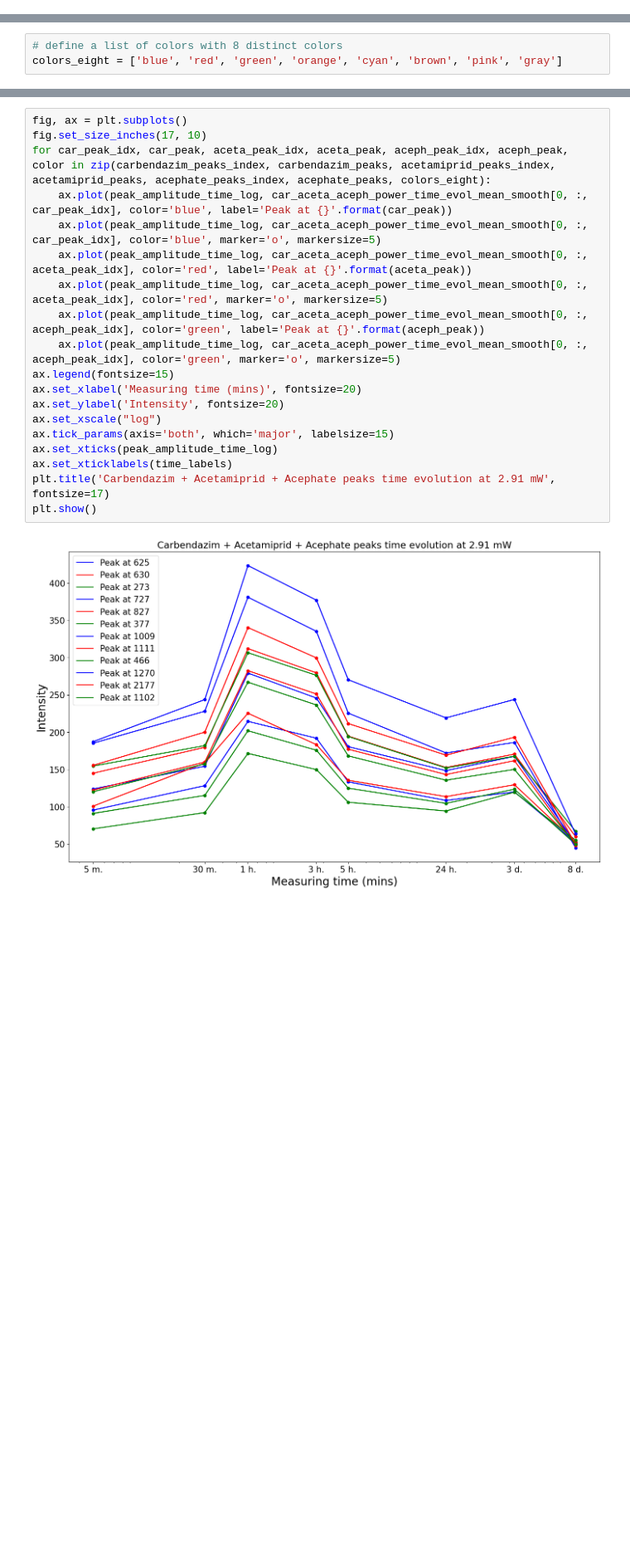
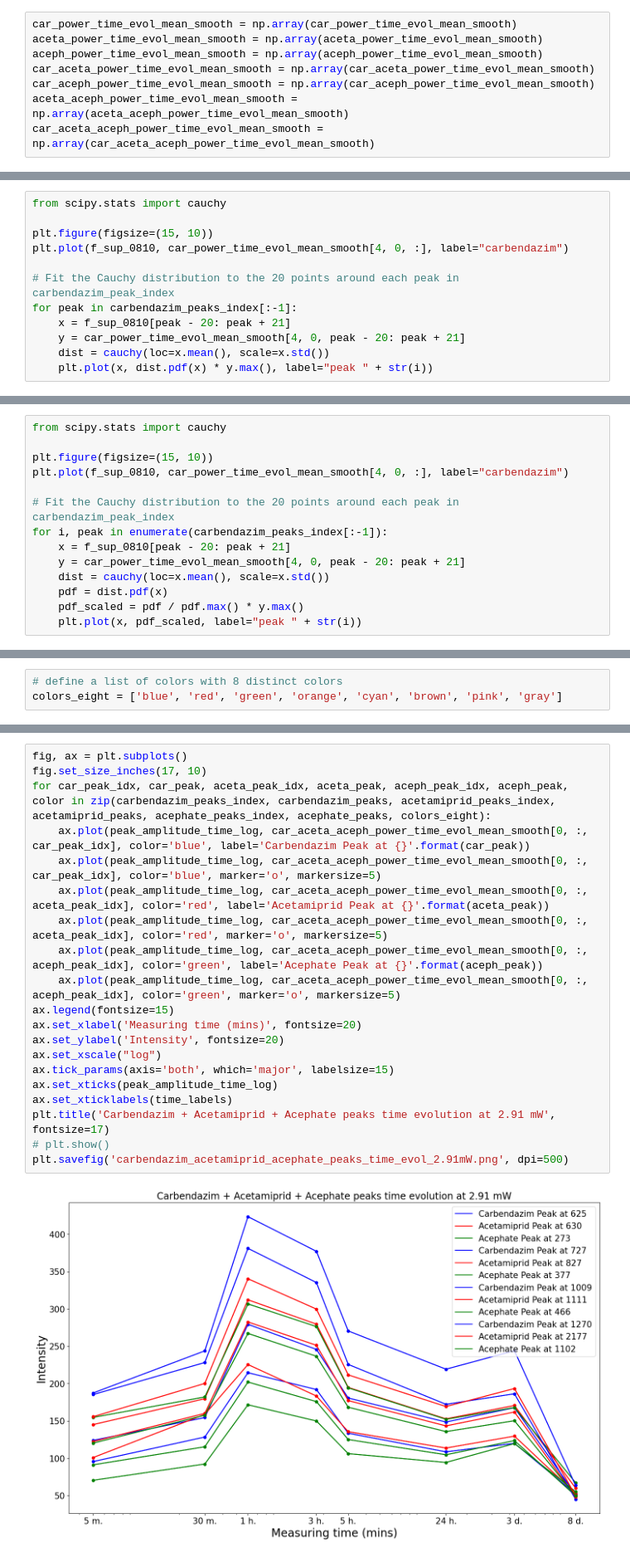
Before and after one commit to anva-kn/Raman, a Jupyter notebook: Aging&Time_evol.ipynb, the cells around one changed output, grey strips where cells are left out. Shown at 83% size. Cells and saved outputs as stored; diff of their text form; blank space fills up the shorter version.

```diff
--- a/Aging&Time_evol.ipynb
+++ b/Aging&Time_evol.ipynb
@@ -192,6 +212,14 @@ car_aceta_power_time_evol_noise = car_aceta_power_time_evol_mean_smooth - car_ac
 car_aceph_power_time_evol_noise = car_aceph_power_time_evol_smooth - car_aceph_power_time_evol_mean
 aceta_aceph_power_time_evol_noise = aceta_aceph_power_time_evol_smooth - aceta_power_time_evol_mean
 car_aceta_aceph_power_time_evol_noise = car_aceta_aceph_power_time_evol_smooth - car_aceta_aceph_power_time_evol_mean
+# %%
+car_power_time_evol_mean_smooth = np.array(car_power_time_evol_mean_smooth)
+aceta_power_time_evol_mean_smooth = np.array(aceta_power_time_evol_mean_smooth)
+aceph_power_time_evol_mean_smooth = np.array(aceph_power_time_evol_mean_smooth)
+car_aceta_power_time_evol_mean_smooth = np.array(car_aceta_power_time_evol_mean_smooth)
+car_aceph_power_time_evol_mean_smooth = np.array(car_aceph_power_time_evol_mean_smooth)
+aceta_aceph_power_time_evol_mean_smooth = np.array(aceta_aceph_power_time_evol_mean_smooth)
+car_aceta_aceph_power_time_evol_mean_smooth = np.array(car_aceta_aceph_power_time_evol_mean_smooth)
 # %%
 car_intensity = np.sum(car_power_time_evol_mean, axis=-1)
 aceta_intensity = np.sum(aceta_power_time_evol_mean, axis=-1)
@@ -270,0 +389,12 @@ plt.show()
+# %%
+from scipy.stats import cauchy
+
+plt.figure(figsize=(15, 10))
+plt.plot(f_sup_0810, car_power_time_evol_mean_smooth[4, 0, :], label="carbendazim")
+
+# Fit the Cauchy distribution to the 20 points around each peak in carbendazim_peak_index
+for peak in carbendazim_peaks_index[:-1]:
+    x = f_sup_0810[peak - 20: peak + 21]
+    y = car_power_time_evol_mean_smooth[4, 0, peak - 20: peak + 21]
+    dist = cauchy(loc=x.mean(), scale=x.std())
+    plt.plot(x, dist.pdf(x) * y.max(), label="peak " + str(i))
@@ -270,0 +403,14 @@ plt.show()
+# %%
+from scipy.stats import cauchy
+
+plt.figure(figsize=(15, 10))
+plt.plot(f_sup_0810, car_power_time_evol_mean_smooth[4, 0, :], label="carbendazim")
+
+# Fit the Cauchy distribution to the 20 points around each peak in carbendazim_peak_index
+for i, peak in enumerate(carbendazim_peaks_index[:-1]):
+    x = f_sup_0810[peak - 20: peak + 21]
+    y = car_power_time_evol_mean_smooth[4, 0, peak - 20: peak + 21]
+    dist = cauchy(loc=x.mean(), scale=x.std())
+    pdf = dist.pdf(x)
+    pdf_scaled = pdf / pdf.max() * y.max()
+    plt.plot(x, pdf_scaled, label="peak " + str(i))
@@ -519,24 +695,25 @@ plt.show()
 # %%
 fig, ax = plt.subplots()
 fig.set_size_inches(17, 10)
 for car_peak_idx, car_peak, aceta_peak_idx, aceta_peak, aceph_peak_idx, aceph_peak, color in zip(carbendazim_peaks_index, carbendazim_peaks, acetamiprid_peaks_index, acetamiprid_peaks, acephate_peaks_index, acephate_peaks, colors_eight):
-    ax.plot(peak_amplitude_time_log, car_aceta_aceph_power_time_evol_mean_smooth[0, :, car_peak_idx], color='blue', label='Peak at {}'.format(car_peak))
+    ax.plot(peak_amplitude_time_log, car_aceta_aceph_power_time_evol_mean_smooth[0, :, car_peak_idx], color='blue', label='Carbendazim Peak at {}'.format(car_peak))
     ax.plot(peak_amplitude_time_log, car_aceta_aceph_power_time_evol_mean_smooth[0, :, car_peak_idx], color='blue', marker='o', markersize=5)
-    ax.plot(peak_amplitude_time_log, car_aceta_aceph_power_time_evol_mean_smooth[0, :, aceta_peak_idx], color='red', label='Peak at {}'.format(aceta_peak))
+    ax.plot(peak_amplitude_time_log, car_aceta_aceph_power_time_evol_mean_smooth[0, :, aceta_peak_idx], color='red', label='Acetamiprid Peak at {}'.format(aceta_peak))
     ax.plot(peak_amplitude_time_log, car_aceta_aceph_power_time_evol_mean_smooth[0, :, aceta_peak_idx], color='red', marker='o', markersize=5)
-    ax.plot(peak_amplitude_time_log, car_aceta_aceph_power_time_evol_mean_smooth[0, :, aceph_peak_idx], color='green', label='Peak at {}'.format(aceph_peak))
+    ax.plot(peak_amplitude_time_log, car_aceta_aceph_power_time_evol_mean_smooth[0, :, aceph_peak_idx], color='green', label='Acephate Peak at {}'.format(aceph_peak))
     ax.plot(peak_amplitude_time_log, car_aceta_aceph_power_time_evol_mean_smooth[0, :, aceph_peak_idx], color='green', marker='o', markersize=5)
 ax.legend(fontsize=15)
 ax.set_xlabel('Measuring time (mins)', fontsize=20)
 ax.set_ylabel('Intensity', fontsize=20)
 ax.set_xscale("log")
 ax.tick_params(axis='both', which='major', labelsize=15)
 ax.set_xticks(peak_amplitude_time_log)
 ax.set_xticklabels(time_labels)
 plt.title('Carbendazim + Acetamiprid + Acephate peaks time evolution at 2.91 mW', fontsize=17)
-plt.show()
+# plt.show()
+plt.savefig('carbendazim_acetamiprid_acephate_peaks_time_evol_2.91mW.png', dpi=500)
 # %% [output]
-[figure, old version]
+[figure, new version]
 # %%
 plt.figure(figsize=(17, 10))
 for time, spectra in zip(time_labels, car_aceta_aceph_power_time_evol_mean_smooth[0, :, :]):
```
Also changed, not shown: parts of 15 cells of this notebook, 2 other files.
